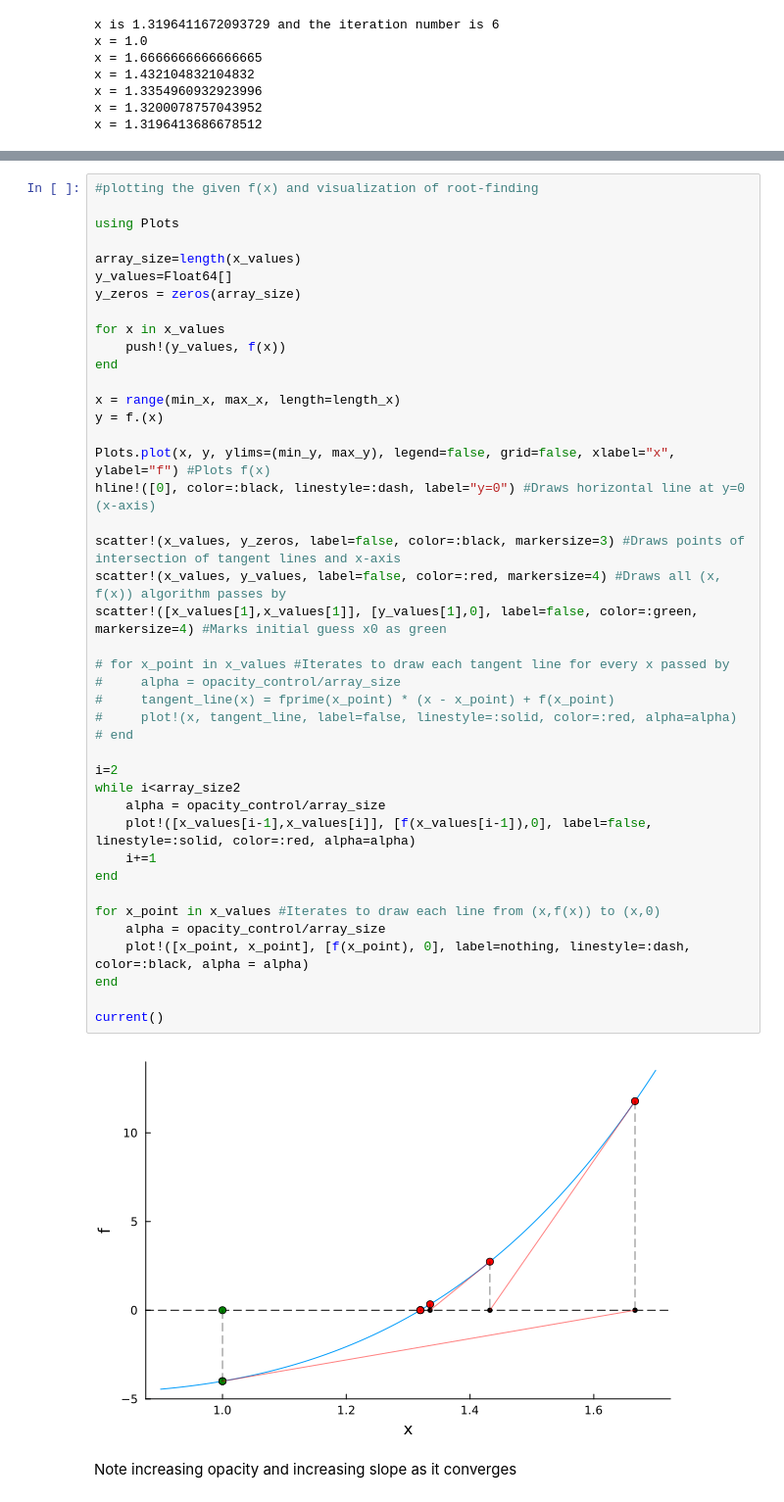
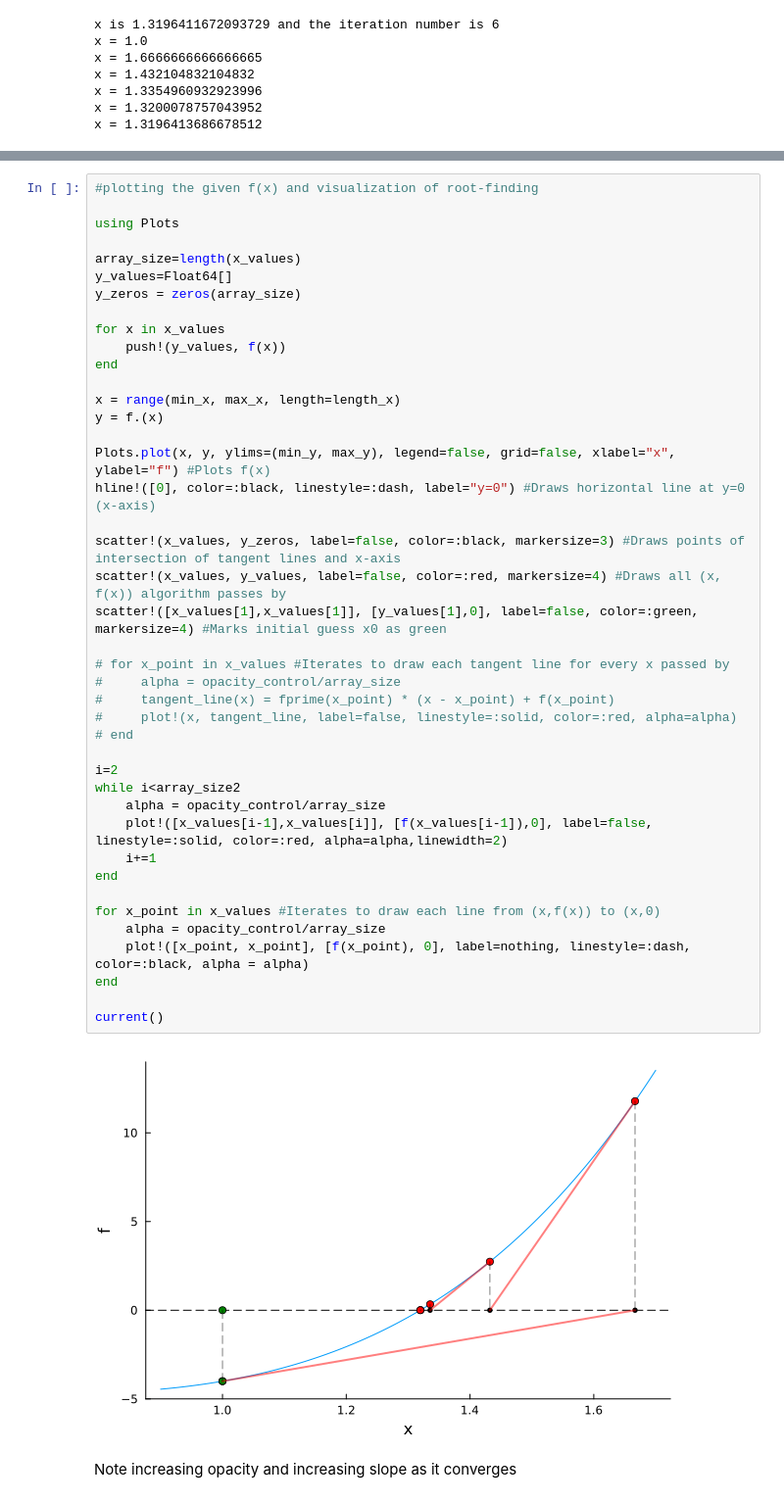
Before and after one commit to jhtl08/Root-Finding, a Jupyter notebook: CT1_Roots_Coloma_Lorenzo.ipynb, the cells around one changed output, grey strips where cells are left out. Shown at 98% size. Saved outputs shown, nothing was run; the diff lists cells and outputs as text.

```diff
--- a/CT1_Roots_Coloma_Lorenzo.ipynb
+++ b/CT1_Roots_Coloma_Lorenzo.ipynb
@@ -76,35 +88,35 @@ end
 
 x = range(min_x, max_x, length=length_x)
 y = f.(x)
 
 Plots.plot(x, y, ylims=(min_y, max_y), legend=false, grid=false, xlabel="x", ylabel="f") #Plots f(x)
 hline!([0], color=:black, linestyle=:dash, label="y=0") #Draws horizontal line at y=0 (x-axis)
 
 scatter!(x_values, y_zeros, label=false, color=:black, markersize=3) #Draws points of intersection of tangent lines and x-axis
 scatter!(x_values, y_values, label=false, color=:red, markersize=4) #Draws all (x, f(x)) algorithm passes by
 scatter!([x_values[1],x_values[1]], [y_values[1],0], label=false, color=:green, markersize=4) #Marks initial guess x0 as green
 
 # for x_point in x_values #Iterates to draw each tangent line for every x passed by
 #     alpha = opacity_control/array_size
 #     tangent_line(x) = fprime(x_point) * (x - x_point) + f(x_point)
 #     plot!(x, tangent_line, label=false, linestyle=:solid, color=:red, alpha=alpha)
 # end
 
 i=2
 while i<array_size2
     alpha = opacity_control/array_size
-    plot!([x_values[i-1],x_values[i]], [f(x_values[i-1]),0], label=false, linestyle=:solid, color=:red, alpha=alpha)
+    plot!([x_values[i-1],x_values[i]], [f(x_values[i-1]),0], label=false, linestyle=:solid, color=:red, alpha=alpha,linewidth=2)
     i+=1
 end
 
 for x_point in x_values #Iterates to draw each line from (x,f(x)) to (x,0)
     alpha = opacity_control/array_size
     plot!([x_point, x_point], [f(x_point), 0], label=nothing, linestyle=:dash, color=:black, alpha = alpha)
 end
 
 current()
 # %% [output]
-[figure, old version]
+[figure, new version]
 # %% [markdown]
 Note increasing opacity and increasing slope as it converges
 # %% [markdown]
```
Also changed, not shown: parts of 5 cells of this notebook.
